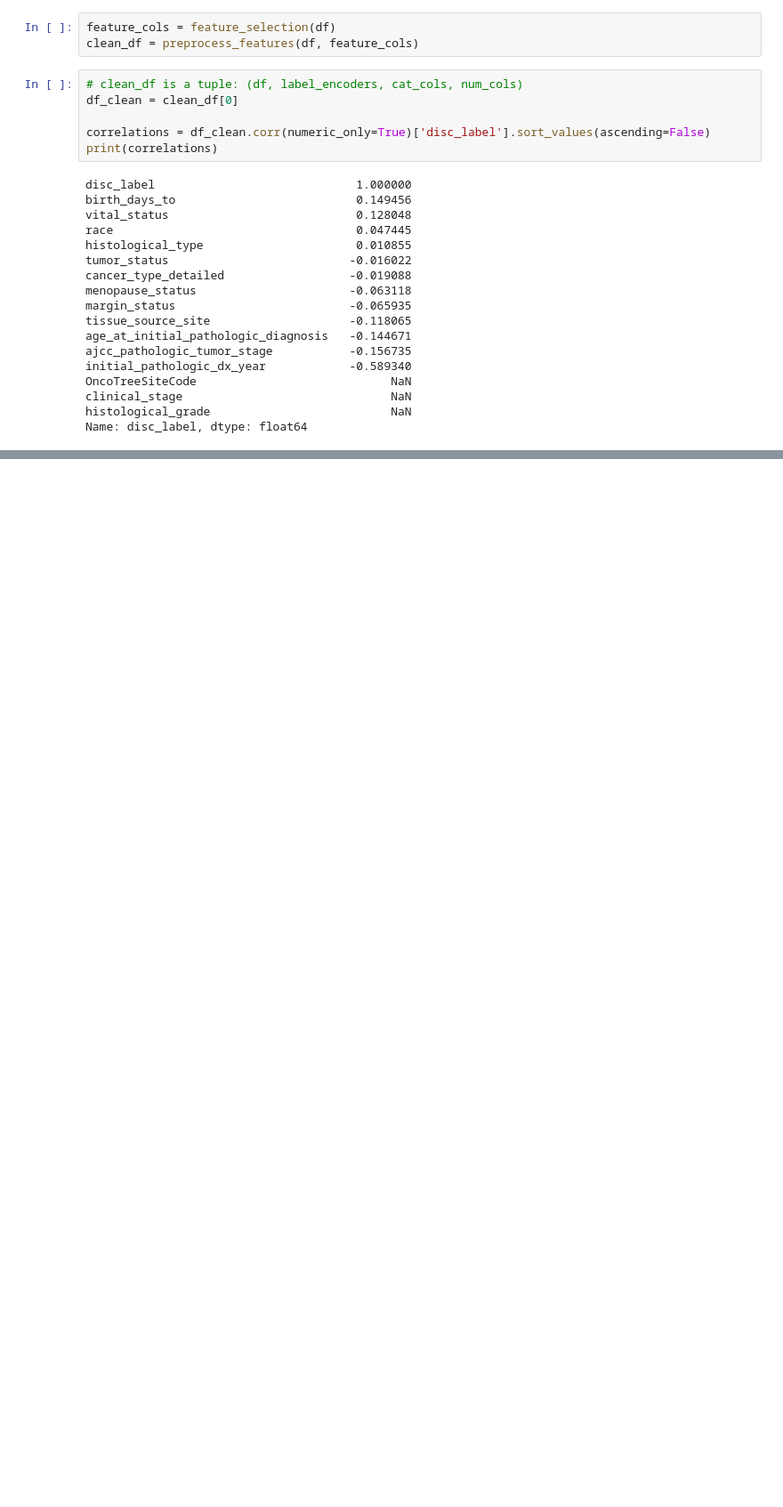
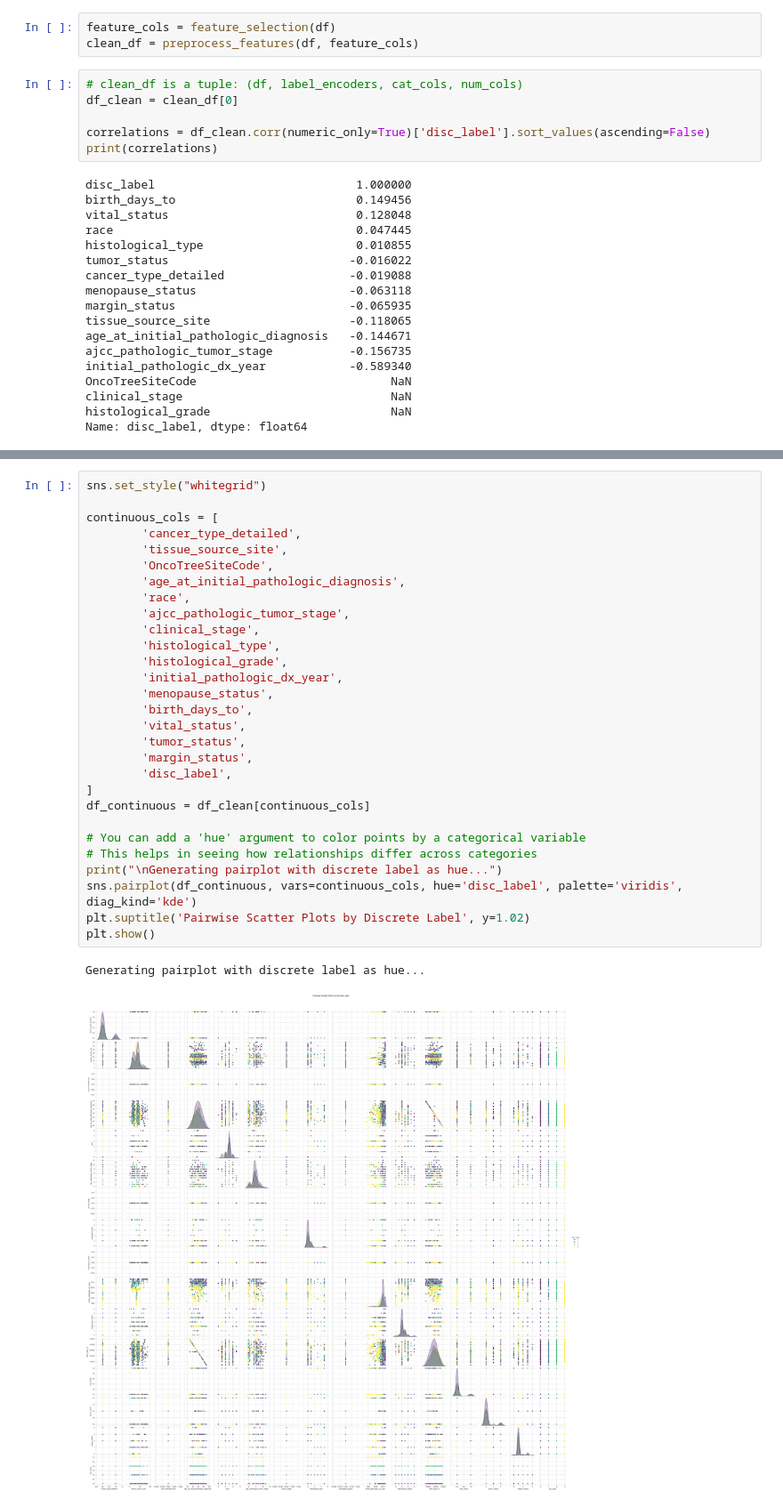
Before and after one commit to liambakar/PredictGenome, a Jupyter notebook: src/investigate_mistake.ipynb, the cells around one changed output, grey strips where cells are left out. Shown at 89% size. Drawn from its saved outputs; the diff is of its cells as text; blank space fills up the shorter version.

Commit message:
cleanup

```diff
--- a/src/investigate_mistake.ipynb
+++ b/src/investigate_mistake.ipynb
@@ -90,3 +91,35 @@ plt.tight_layout()
 plt.show()
 # %% [output]
 [figure]
+# %%
+sns.set_style("whitegrid")
+
+continuous_cols = [
+        'cancer_type_detailed',
+        'tissue_source_site',
+        'OncoTreeSiteCode',
+        'age_at_initial_pathologic_diagnosis',
+        'race',
+        'ajcc_pathologic_tumor_stage',
+        'clinical_stage',
+        'histological_type',
+        'histological_grade',
+        'initial_pathologic_dx_year',
+        'menopause_status',
+        'birth_days_to',
+        'vital_status',
+        'tumor_status',
+        'margin_status',
+        'disc_label',
+]
+df_continuous = df_clean[continuous_cols]
+
+# You can add a 'hue' argument to color points by a categorical variable
+# This helps in seeing how relationships differ across categories
+print("\nGenerating pairplot with discrete label as hue...")
+sns.pairplot(df_continuous, vars=continuous_cols, hue='disc_label', palette='viridis', diag_kind='kde')
+plt.suptitle('Pairwise Scatter Plots by Discrete Label', y=1.02)
+plt.show()
+# %% [output]
+Generating pairplot with discrete label as hue...
+[figure, added]
```
Also changed, not shown: parts of 2 cells of this notebook, 4 other files.
